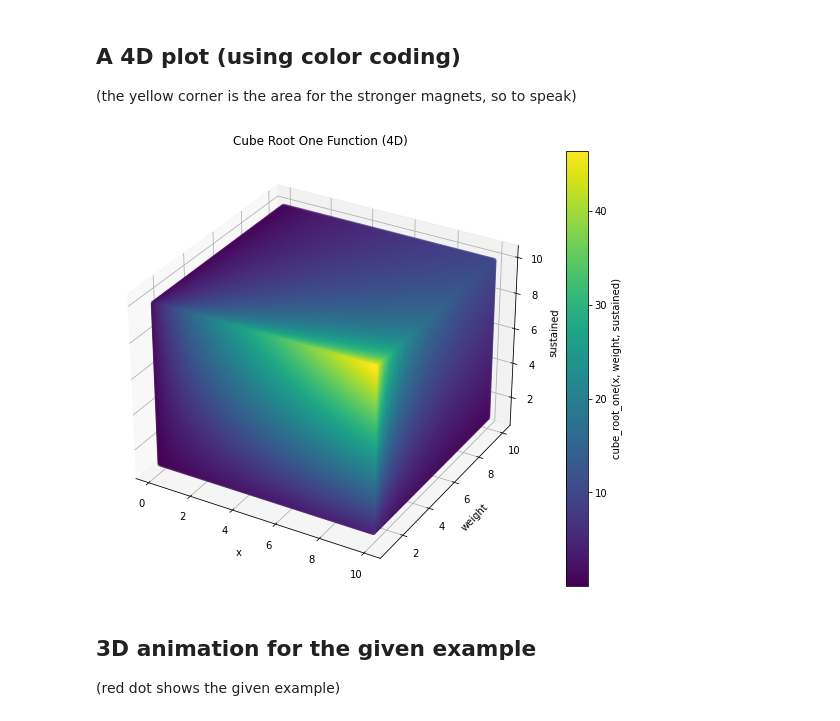
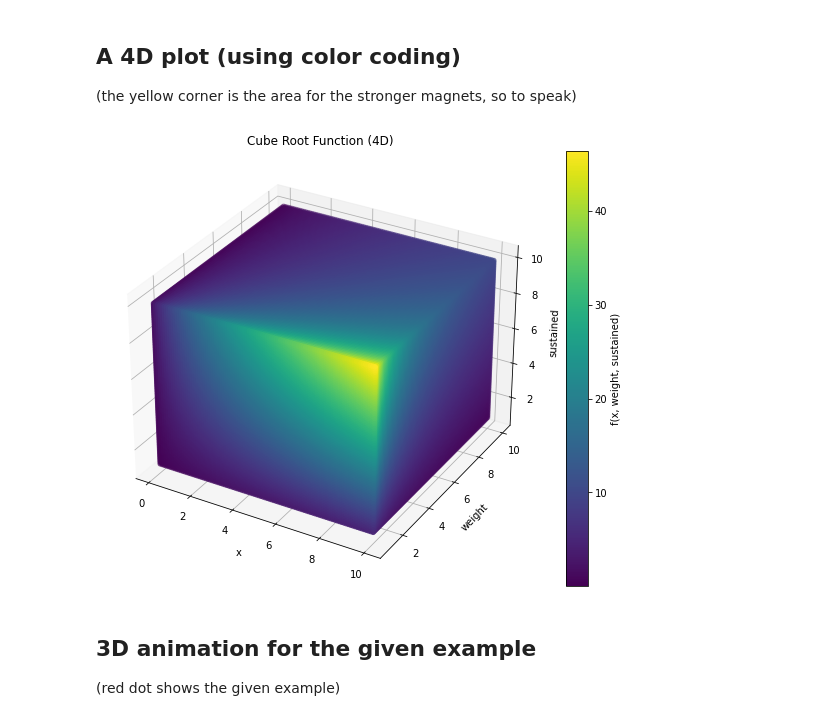
Before and after one commit to ch-sander/raramagnetica, a Jupyter notebook: docs/research/Gravity_Warwick_2023/function.ipynb, the cells around one changed output. Saved outputs shown, nothing was run; the diff lists cells and outputs as text; code cells hidden in the pictures.

```diff
--- a/docs/research/Gravity_Warwick_2023/function.ipynb
+++ b/docs/research/Gravity_Warwick_2023/function.ipynb
@@ -190,36 +192,36 @@ import matplotlib.pyplot as plt
 from mpl_toolkits.mplot3d import Axes3D
 import numpy as np
 
 def cube_root_one(x, weight, sustained):
     return (x**(2/3) * 10) * (sustained / (weight**(2/3) * 10))
 
 x = np.linspace(0.1, 10, 100)
 weight = np.linspace(1, 10, 100)
 sustained = np.linspace(1, 10, 100)
 
 # Create a grid of x, weight, and sustained values
 X, Weight, Sustained = np.meshgrid(x, weight, sustained, indexing='ij')
 
 # Calculate the corresponding function values
 Y = cube_root_one(X, Weight, Sustained)
 
 # Define the color mapping based on the fourth dimension (Y)
 color_map = plt.cm.viridis
 
 # Plot the 4D function using scatter plot and color mapping
 fig = plt.figure(figsize=(10, 8))
 ax = fig.add_subplot(111, projection='3d')
 scatter = ax.scatter(X, Weight, Sustained, c=Y, cmap=color_map)
-fig.colorbar(scatter, label='cube_root_one(x, weight, sustained)')
+fig.colorbar(scatter, label='f(x, weight, sustained)')
 
 ax.set_xlabel('x')
 ax.set_ylabel('weight')
 ax.set_zlabel('sustained')
-ax.set_title('Cube Root One Function (4D)')
+ax.set_title('Cube Root Function (4D)')
 
 plt.show()
 # %% [output]
-[figure, old version]
+[figure, new version]
 # %% [markdown]
 ## 3D animation for the given example
 
```
Also changed, not shown: parts of 3 cells of this notebook.
